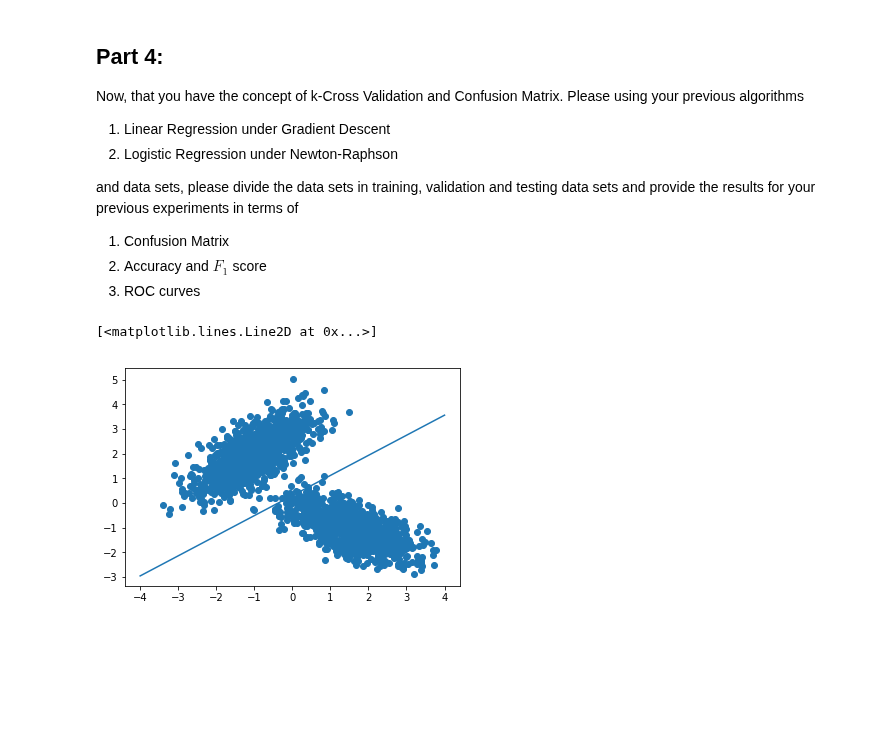
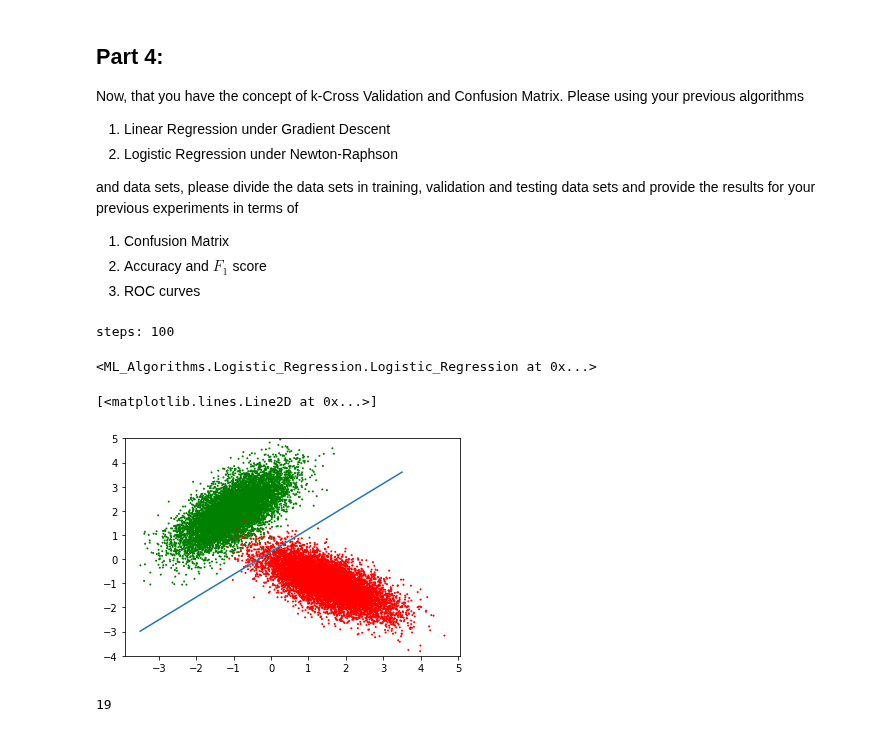
Before and after one commit to joseluisvaz/machine_learning_itesm, a Jupyter notebook: Machine Learning - Homework 3.ipynb, the cells around one changed output. Saved outputs shown, nothing was run; the diff lists cells and outputs as text; code cells hidden in the pictures; blank space fills up the shorter version.

Commit message:
Logistic Regression finished and starting to develop metrics.py

```diff
--- a/Machine Learning - Homework 3.ipynb
+++ b/Machine Learning - Homework 3.ipynb
@@ -131,3 +134,6 @@ from ML_Algorithms import Classifiers
 # %%
 clf = logreg.Logistic_Regression()
-clf.fit(X, Y, step_size= 0.00001, tresh = 0.00001, max_iter = 10000)
+clf.fit(X, Y, solver="gradient",step_size= 0.0001, tresh = 0.00001, max_iter = 100, reg = 1000, print_val=True)
+# %% [output]
+steps: 100
+<ML_Algorithms.Logistic_Regression.Logistic_Regression at 0x...>
@@ -138,6 +140,10 @@ y = - 1/clf2.coef[2] * (clf2.coef[0] + clf2.coef[1]* x)
-# %%
-plt.scatter(X[:,0],X[:,1])
-plt.plot(x,y)
-# %% [output]
-[<matplotlib.lines.Line2D at 0x...>]
-[figure, removed]
+# %%
+x = np.linspace(-3.5,3.5,100)
+y =  -1/clf.coef[2] * (clf.coef[0] + clf.coef[1]* x)
+plt.scatter(X_train[:,0], X_train[:,1], c=label_train,
+                 cmap=matplotlib.colors.ListedColormap(colors), s = 1)
+plt.ylim((-4,5))
+plt.plot(x,y)
+# %% [output]
+[<matplotlib.lines.Line2D at 0x...>]
+[figure, added]
@@ -143,0 +152,4 @@ plt.plot(x,y)
+# %%
+np.sum(y_pred != y_test)
+# %% [output]
+19
```
Also changed, not shown: parts of 6 cells of this notebook, 3 other files.
